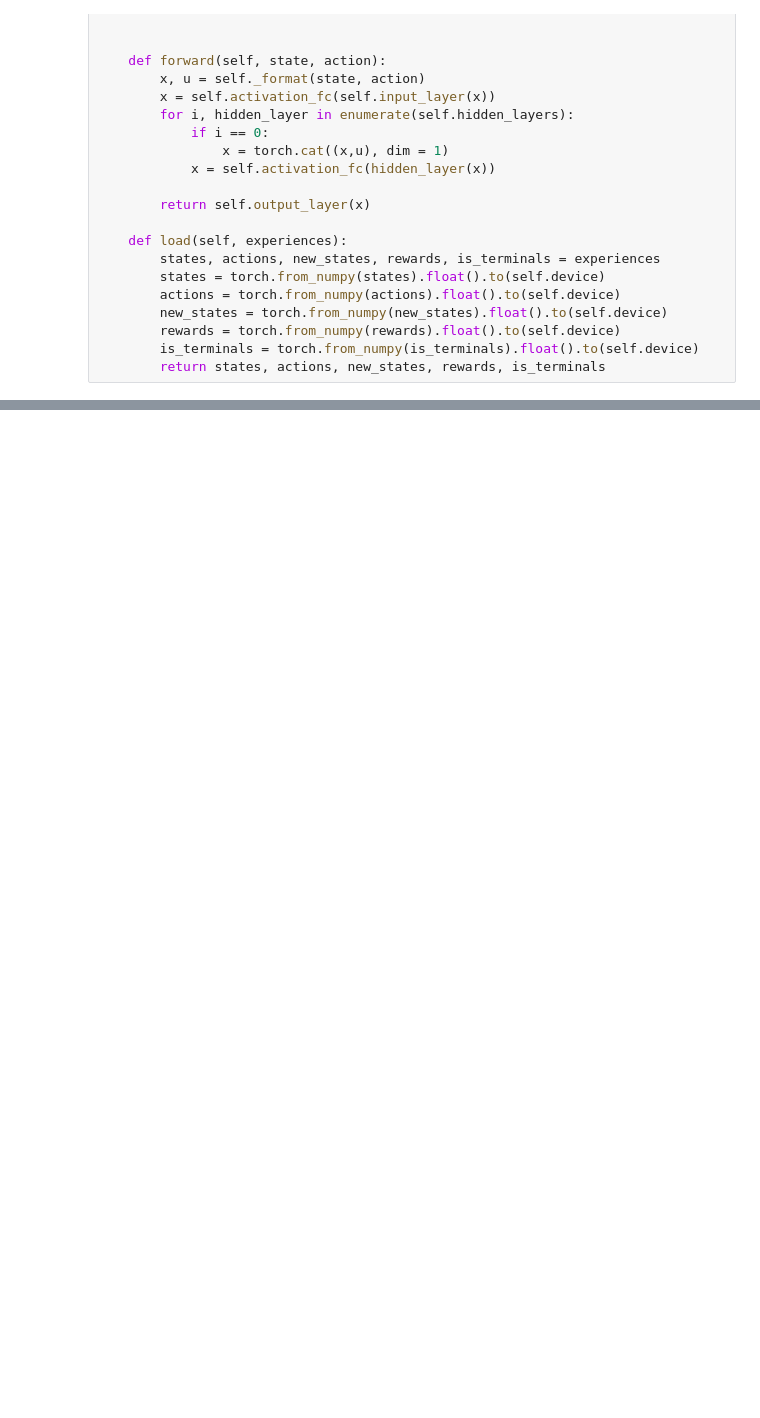
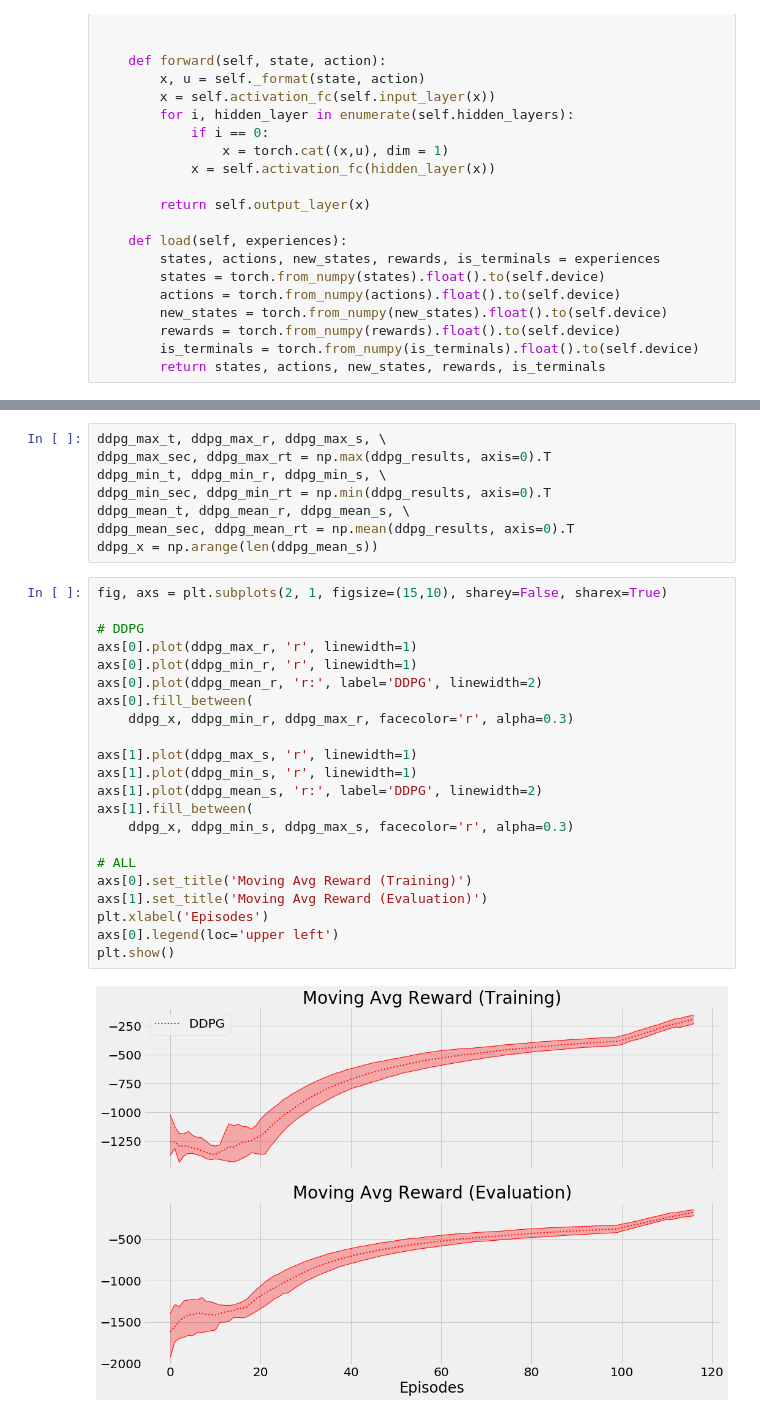
Before and after one commit to Iqbal1282/Practicing_DRL, a Jupyter notebook: chapter12/chapter_12.ipynb, the cells around one changed output, grey strips where cells are left out. Cells and saved outputs as stored; diff of their text form; blank space fills up the shorter version.

```diff
--- a/chapter12/chapter_12.ipynb
+++ b/chapter12/chapter_12.ipynb
@@ -278,0 +811,32 @@ class FCDP(nn.Module):
+# %%
+ddpg_max_t, ddpg_max_r, ddpg_max_s, \
+ddpg_max_sec, ddpg_max_rt = np.max(ddpg_results, axis=0).T
+ddpg_min_t, ddpg_min_r, ddpg_min_s, \
+ddpg_min_sec, ddpg_min_rt = np.min(ddpg_results, axis=0).T
+ddpg_mean_t, ddpg_mean_r, ddpg_mean_s, \
+ddpg_mean_sec, ddpg_mean_rt = np.mean(ddpg_results, axis=0).T
+ddpg_x = np.arange(len(ddpg_mean_s))
+# %%
+fig, axs = plt.subplots(2, 1, figsize=(15,10), sharey=False, sharex=True)
+
+# DDPG
+axs[0].plot(ddpg_max_r, 'r', linewidth=1)
+axs[0].plot(ddpg_min_r, 'r', linewidth=1)
+axs[0].plot(ddpg_mean_r, 'r:', label='DDPG', linewidth=2)
+axs[0].fill_between(
+    ddpg_x, ddpg_min_r, ddpg_max_r, facecolor='r', alpha=0.3)
+
+axs[1].plot(ddpg_max_s, 'r', linewidth=1)
+axs[1].plot(ddpg_min_s, 'r', linewidth=1)
+axs[1].plot(ddpg_mean_s, 'r:', label='DDPG', linewidth=2)
+axs[1].fill_between(
+    ddpg_x, ddpg_min_s, ddpg_max_s, facecolor='r', alpha=0.3)
+
+# ALL
+axs[0].set_title('Moving Avg Reward (Training)')
+axs[1].set_title('Moving Avg Reward (Evaluation)')
+plt.xlabel('Episodes')
+axs[0].legend(loc='upper left')
+plt.show()
+# %% [output]
+[figure, added]
```
Also changed, not shown: parts of 14 cells of this notebook, 1 other file.
